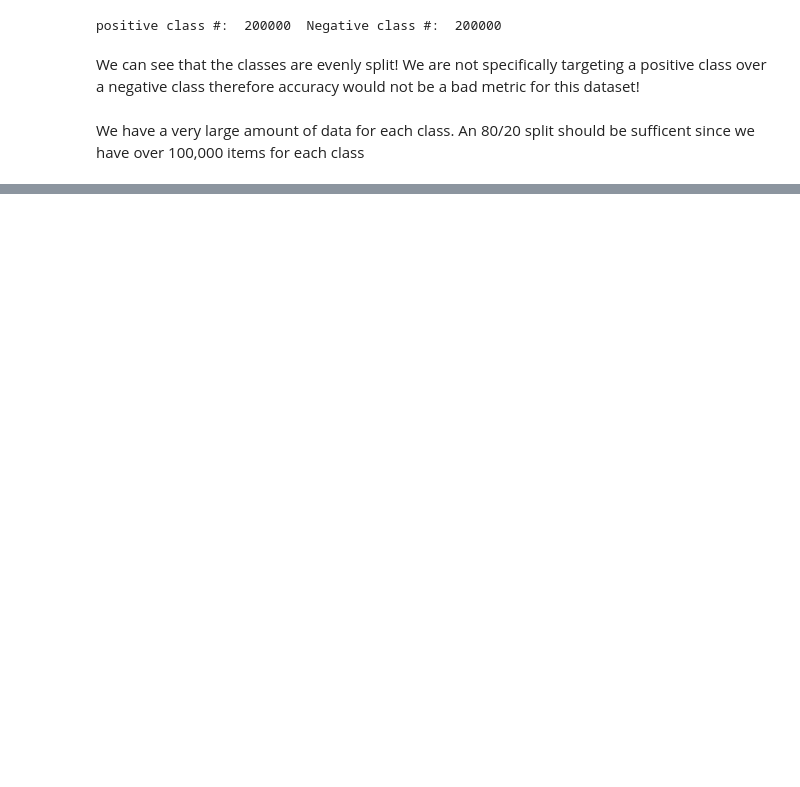
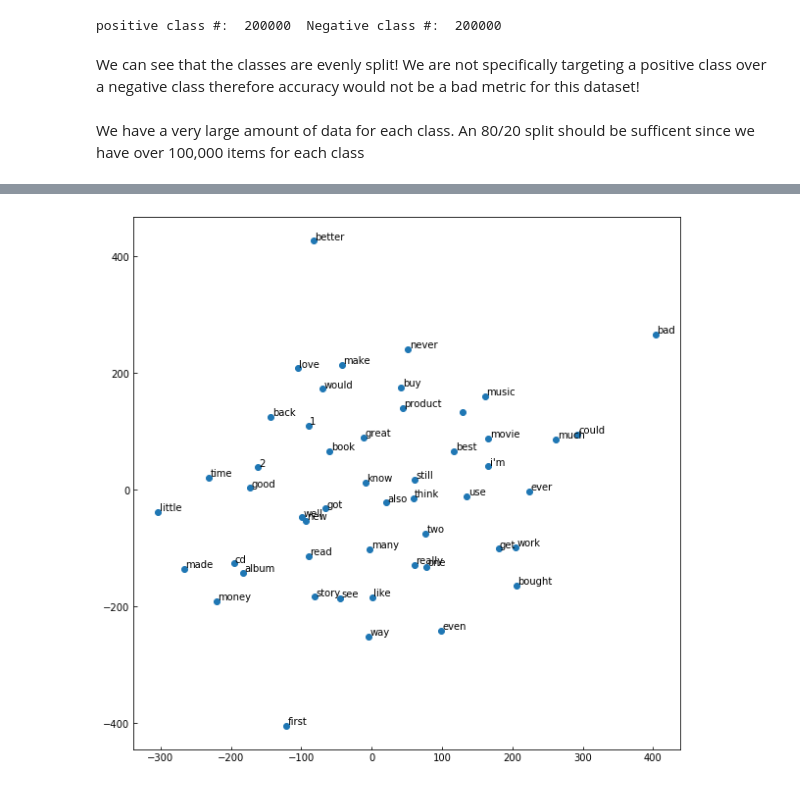
Before and after one commit to Hd0702/CSE5324, a Jupyter notebook: A7/Lab7_new.ipynb, the cells around one changed output, grey strips where cells are left out. Saved outputs shown, nothing was run; the diff lists cells and outputs as text; code cells hidden in the pictures; blank space fills up the shorter version.

Commit message:
Added embedding proximity plots

```diff
--- a/A7/Lab7_new.ipynb
+++ b/A7/Lab7_new.ipynb
@@ -5,6 +5,7 @@ By: Hayden Donofrio, et al.
 #lets prepare the data. Reading from the train.txt file
 #make sure to concatenate the test.txt and train.txt files together so we can do our own split
 import nltk
+from nltk.corpus import stopwords
 nltk.download('punkt')
 import numpy as np
 import keras
@@ -29,6 +30,7 @@ tokenizer.fit_on_texts(data)
 sequences = tokenizer.texts_to_sequences(data)
 
 word_index = tokenizer.word_index
+word_index = {w:i for w,i in word_index.items() if not w in stop_words} #added this line of code
 NUM_TOP_WORDS = len(word_index) if NUM_TOP_WORDS==None else NUM_TOP_WORDS
 top_words = min((len(word_index),NUM_TOP_WORDS))
 print('Found %s unique tokens. Distilled to %d top words.' % (len(word_index),top_words))
@@ -68,6 +69,8 @@ f = open('glove/glove.6B.300d.txt')
 for line in f:
     values = line.split()
     word = values[0]
+    print(values[1:])
+    break
     coefs = np.asarray(values[1:], dtype='float32')
     embeddings_index[word] = coefs
 f.close()
@@ -167,0 +180,21 @@ gru_history = rnn.fit(X_train[0:50], y_train_ohe[0:50], validation_data=(X_test[
+# %%
+from sklearn.manifold import TSNE
+import matplotlib.pyplot as plt
+
+def plot_embeddings(embeddings,names):
+    model = TSNE(n_components=3, method='exact',random_state=0)
+    vectors = model.fit_transform(embeddings)
+    x,y = vectors[:,0],vectors[:,1]
+    fig,ax = plt.subplots(figsize=(10,10))
+    ax.scatter(x,y)
+    ax.tick_params(direction='in')
+    for i, n in enumerate(names):
+        ax.annotate(n,xy=(x[i], y[i]),xytext=(x[i]+2, y[i]+2))
+
+words_to_plot = 50
+names_sub = list(word_index.keys())[1:words_to_plot]
+embedding_sub = embedding_matrix[1:words_to_plot+1,:]
+
+plot_embeddings(embedding_sub, names_sub)
+# %% [output]
+[figure, added]
```
Also changed, not shown: parts of 6 cells of this notebook, 1 other file.
